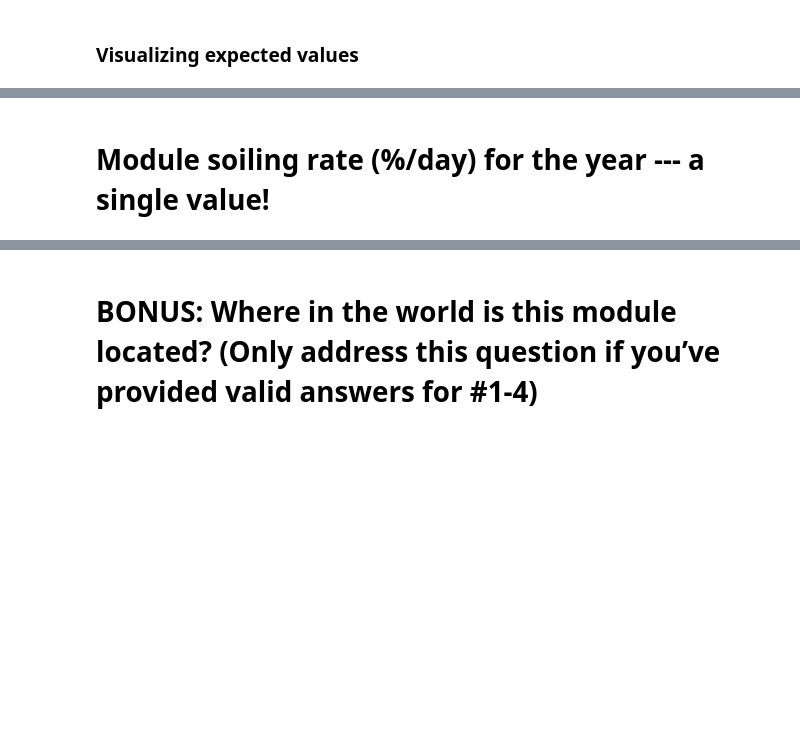
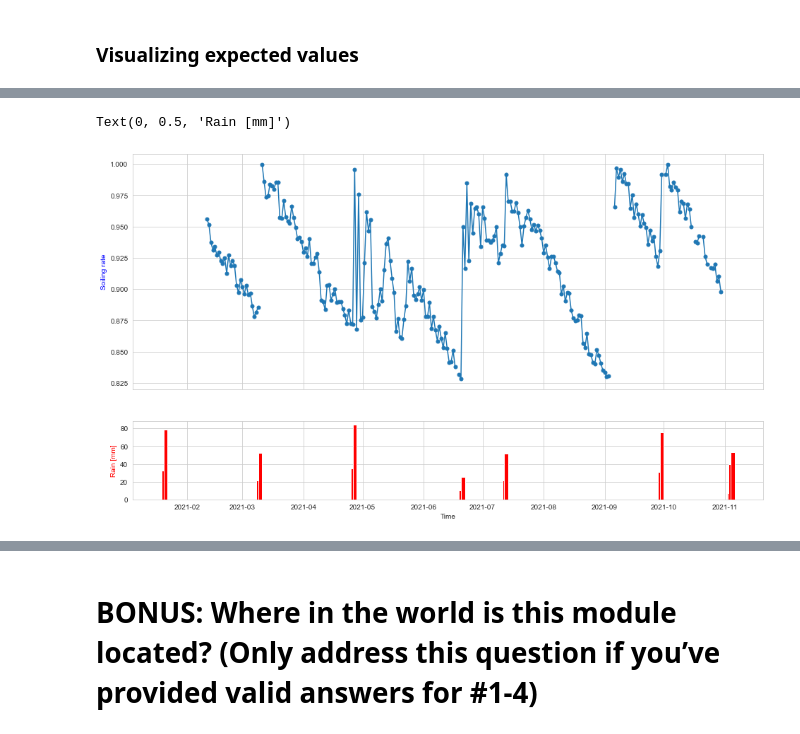
Before and after one commit to dorianguzman/Univers_solar, a Jupyter notebook: notebook/Dorian_Guzman.ipynb, the cells around one changed output, grey strips where cells are left out. Saved outputs shown, nothing was run; the diff lists cells and outputs as text; code cells hidden in the pictures; blank space fills up the shorter version.

```diff
--- a/notebook/Dorian_Guzman.ipynb
+++ b/notebook/Dorian_Guzman.ipynb
@@ -179,10 +181,15 @@ daily_rate
 # %%
+daily_rate = soiling.calculate_daily_soiling_rate(df_rate)
+daily_rain = data_df.rain_mm.resample('D').mean()
+daily_rain = daily_rain[daily_rain>0]
 x = daily_rate.index
+x2 = daily_rain.index
 fig, axs = plt.subplots(2,1,figsize=(16,9), gridspec_kw={'height_ratios': [3, 1]}, sharex=True)
-axs[0].plot(x, daily_rate.S_ratio_F3, marker = '.', markersize = 10)
-axs[1].bar(x=x, height=daily_rate.rain_mm, color='red')
+axs[0].plot(x, daily_rate.S_ratio, marker = '.', markersize = 10)
+axs[1].bar(x=x2, height=daily_rain, color='red', width=2)
 axs[1].set_xlabel('Time')
 axs[0].set_ylabel('Soiling rate', color='b')
 axs[1].set_ylabel('Rain [mm]', color='red')
+# %% [output]
+Text(0, 0.5, 'Rain [mm]')
+[figure, added]
-# %% [markdown]
-# Module soiling rate (%/day) for the year --- a single value!
```
Also changed, not shown: parts of 34 cells of this notebook, 1 other file.
